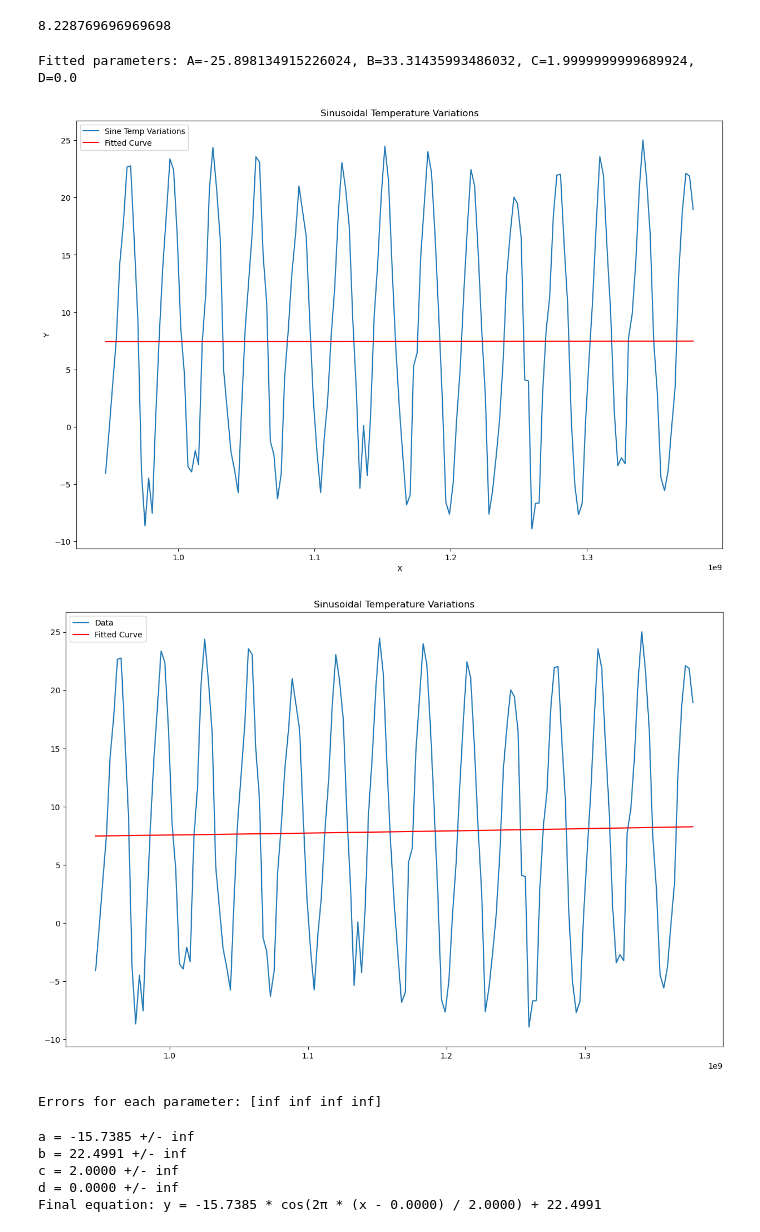
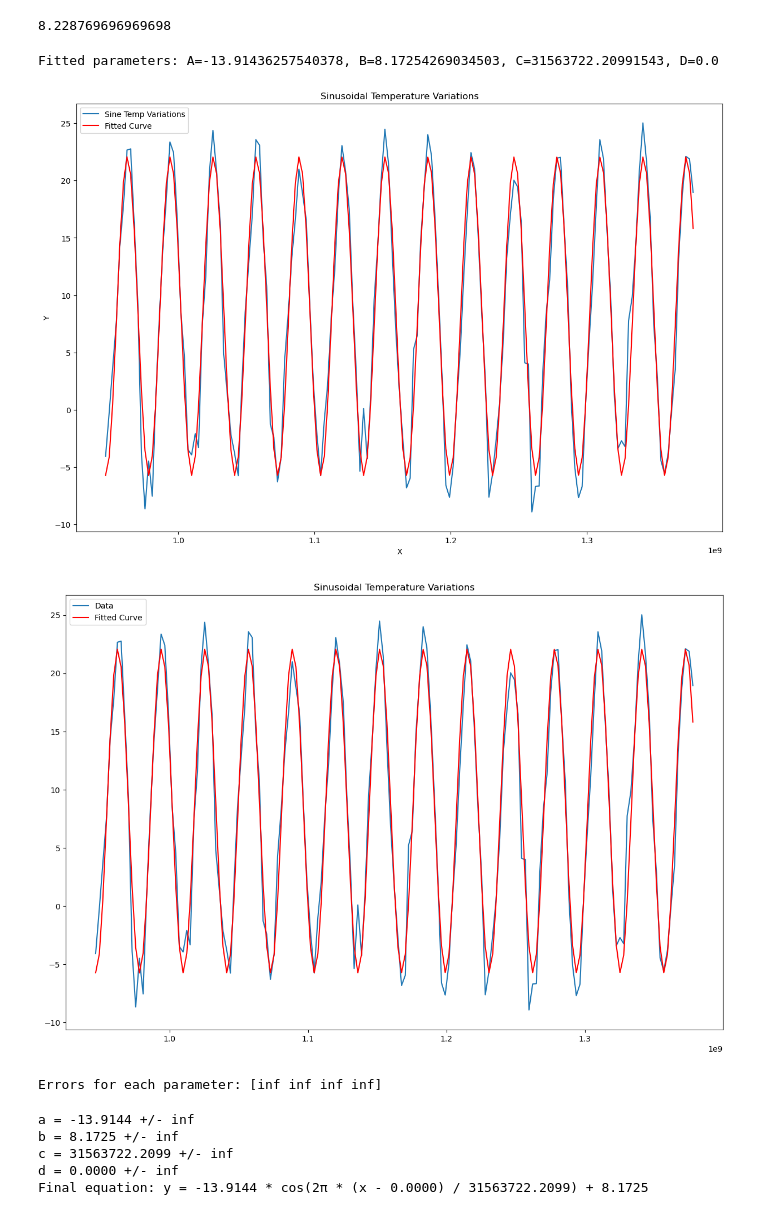
Before and after one commit to liv-garcia/pythondecal_hw, a Jupyter notebook: homework/homework8.ipynb, the cells around one changed output. Drawn from its saved outputs; the diff is of its cells as text; code cells hidden in the pictures.

```diff
--- a/homework/homework8.ipynb
+++ b/homework/homework8.ipynb
@@ -237,35 +237,35 @@ from scipy.optimize import curve_fit
 x_data = avg_temp_states['NumericalDate'].values
 y_data = avg_temp_states['AverageTemperature'].values
 
-# # Intial guess for the parameters [a, b, c, d]
-initial_guess = [8, 4, 2, 0]
+# Intial guess for the parameters [a, b, c, d]
+def my_important_function(x, y):
+
+  """
+  Guess for period ( "c" ) is 1 year.
+  Year in seconds to match NumericalDate (which is in seconds!)
+  31,536,000 seconds in a year
+
+  """
+
+initial_guess = [8.0535, 8.2288, 31536000, 0]
 # initial_guess = [8.0535, 8.2288, 5, 0]
 # intial_guess = [22, 1, 3, 0]
-# # intial_guess = [-12.16630903, 20.616495, 5, 0]
-
-# popt, pcov = curve_fit(model_equation, x_data, y_data, p0=initial_guess)
-
-plt.figure(figsize =(15,10))
-# plt.plot(x_data, y_data, label='Data')
-# plt.plot(x_data, model_equation(x_data, *popt), 'r-', label='Fitted Curve')
-# # plt.legend()
-# plt.show()
-
-# print("Optimized parameters:", popt)
+# intial_guess = [-12.16630903, 20.616495, 5, 0]
 
 
-# # Perform the curve fitting
+# Perform the curve fitting
 params, covariance = curve_fit(model_equation, x_data, y_data, p0=initial_guess)
 
-# # Extract the fitted parameters
+# Extract the fitted parameters
 A_fit, B_fit, C_fit, D_fit = params
 
 print(f"Fitted parameters: A={A_fit}, B={B_fit}, C={C_fit}, D={D_fit}")
 
-# # Generate y values using the fitted parameters
+# Generate y values using the fitted parameters
 y_fit = model_equation(x_data, A_fit, B_fit, C_fit, D_fit)
 
 # Plot the original data and the fitted curve
+plt.figure(figsize =(15,10))
 plt.plot(x_data, y_data, label='Sine Temp Variations')
 plt.plot(x_data, y_fit, label='Fitted Curve', color='red')
 plt.xlabel('X')
@@ -273,34 +273,28 @@ plt.ylabel('Y')
 plt.title('Sinusoidal Temperature Variations')
 plt.legend()
 plt.show()
-
-# Should be a sinusoidal red curve; couldn't figure out what went wrong here but it looks like even amplitude on both sides (path of least resistance)
-# Tried to adjust initial guess and try a different curve fit approach
 # %% [output]
-Fitted parameters: A=-25.898134915226024, B=33.31435993486032, C=1.9999999999689924, D=0.0
+Fitted parameters: A=-13.91436257540378, B=8.17254269034503, C=31563722.20991543, D=0.0
-[figure, old version]
+[figure, new version]
 # %%
 # (1g) Do the following:
 # • 1. Replot the data.
 # • Plot the line outputted by curve fitter on the same graph as the data.
 # • Make sure they mostly match up!
 
 # Using optimized parameters
-y_pred = model_equation(x_data, *popt)  # *popt unpacks the parameters from the array
+y_pred = model_equation(x_data, *params)  # *unpacks the elements of params array and passes them as individual arguments to the function (cosine model)
 
 # Create the plot
 import matplotlib.pyplot as plt
 plt.figure(figsize =(15,10))
 plt.title("Sinusoidal Temperature Variations")
 plt.plot(x_data, y_data, label='Data')  # Original data
-plt.plot(x_data, y_pred, 'r-', label='Fitted Curve')  # Fitted curve using optimized parameters
+plt.plot(x_data, y_pred, color='red', label='Fitted Curve')  # Fitted curve using optimized parameters
 plt.legend()
 plt.show()
-
-# This is not what the plot is supposed to look like, I would expect it to look like a sine curve (the data and the fitted curve)
-# I traced back my work to see if I used the wrong variable but I can't find my error
 # %% [output]
-[figure, old version]
+[figure, new version]
 # %%
 # (1h) Do they match? If so, you made it!:
 # • 1. Use the covariance matrix to calculate the errors for each parameter.
@@ -322,19 +316,19 @@ Errors for each parameter: [inf inf inf inf]
 # • Print out the final equation!
 
 # Print each parameter AND its corresponding error
-print(f"a = {popt[0]:.4f} +/- {errors[0]:.4f}")
-print(f"b = {popt[1]:.4f} +/- {errors[1]:.4f}")
-print(f"c = {popt[2]:.4f} +/- {errors[2]:.4f}")
-print(f"d = {popt[3]:.4f} +/- {errors[3]:.4f}")
+print(f"a = {params[0]:.4f} +/- {errors[0]:.4f}")
+print(f"b = {params[1]:.4f} +/- {errors[1]:.4f}")
+print(f"c = {params[2]:.4f} +/- {errors[2]:.4f}")
+print(f"d = {params[3]:.4f} +/- {errors[3]:.4f}")
 
 # Print out the final equation
-print(f"Final equation: y = {popt[0]:.4f} * cos(2π * (x - {popt[3]:.4f}) / {popt[2]:.4f}) + {popt[1]:.4f}")
+print(f"Final equation: y = {params[0]:.4f} * cos(2π * (x - {params[3]:.4f}) / {params[2]:.4f}) + {params[1]:.4f}")
 # %% [output]
-a = -15.7385 +/- inf
-b = 22.4991 +/- inf
-c = 2.0000 +/- inf
+a = -13.9144 +/- inf
+b = 8.1725 +/- inf
+c = 31563722.2099 +/- inf
 d = 0.0000 +/- inf
-Final equation: y = -15.7385 * cos(2π * (x - 0.0000) / 2.0000) + 22.4991
+Final equation: y = -13.9144 * cos(2π * (x - 0.0000) / 31563722.2099) + 8.1725
 # %%
 # 2 Random Plotting Practice
 
```
Also changed, not shown: parts of 5 cells of this notebook.
